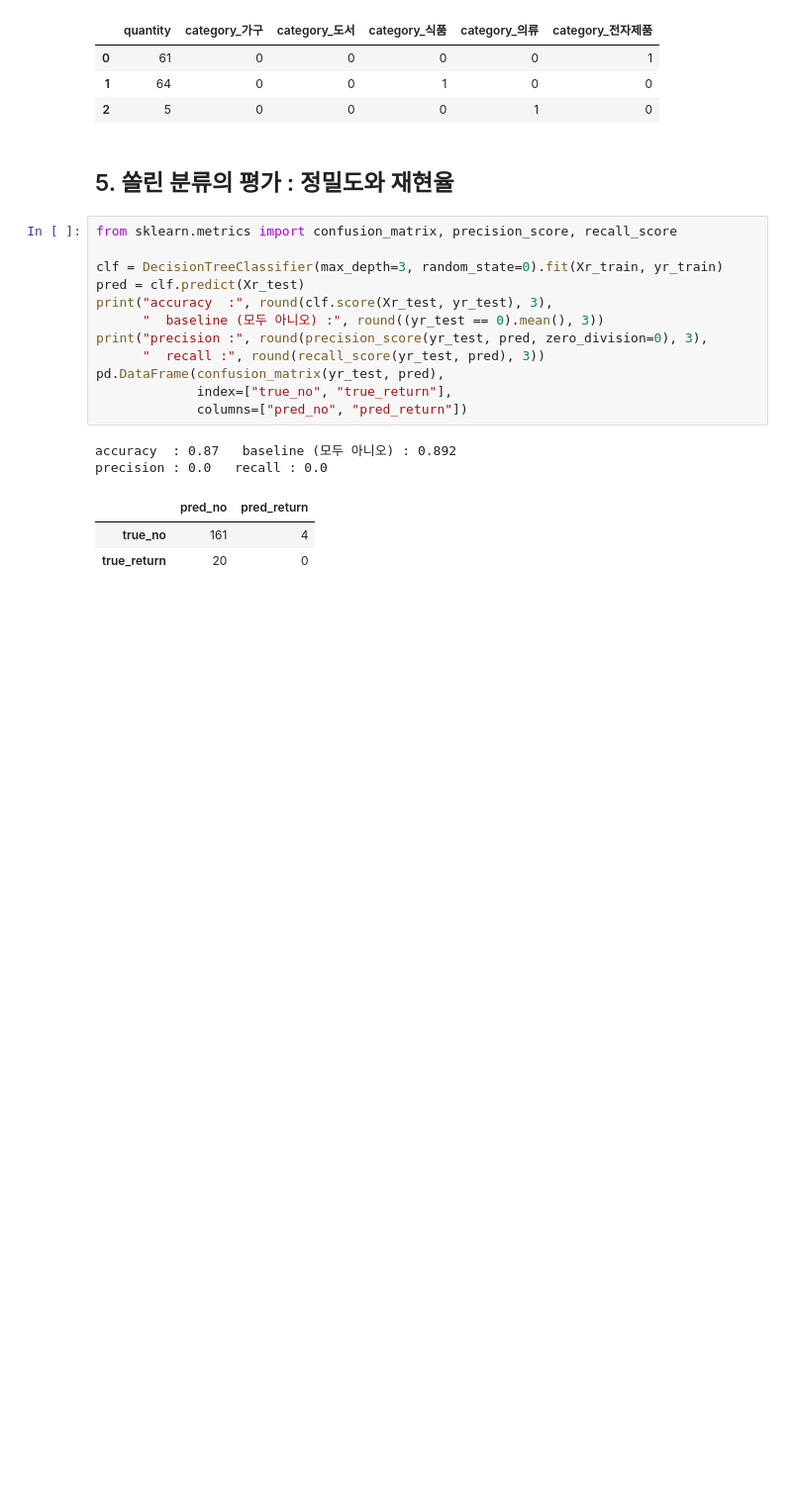
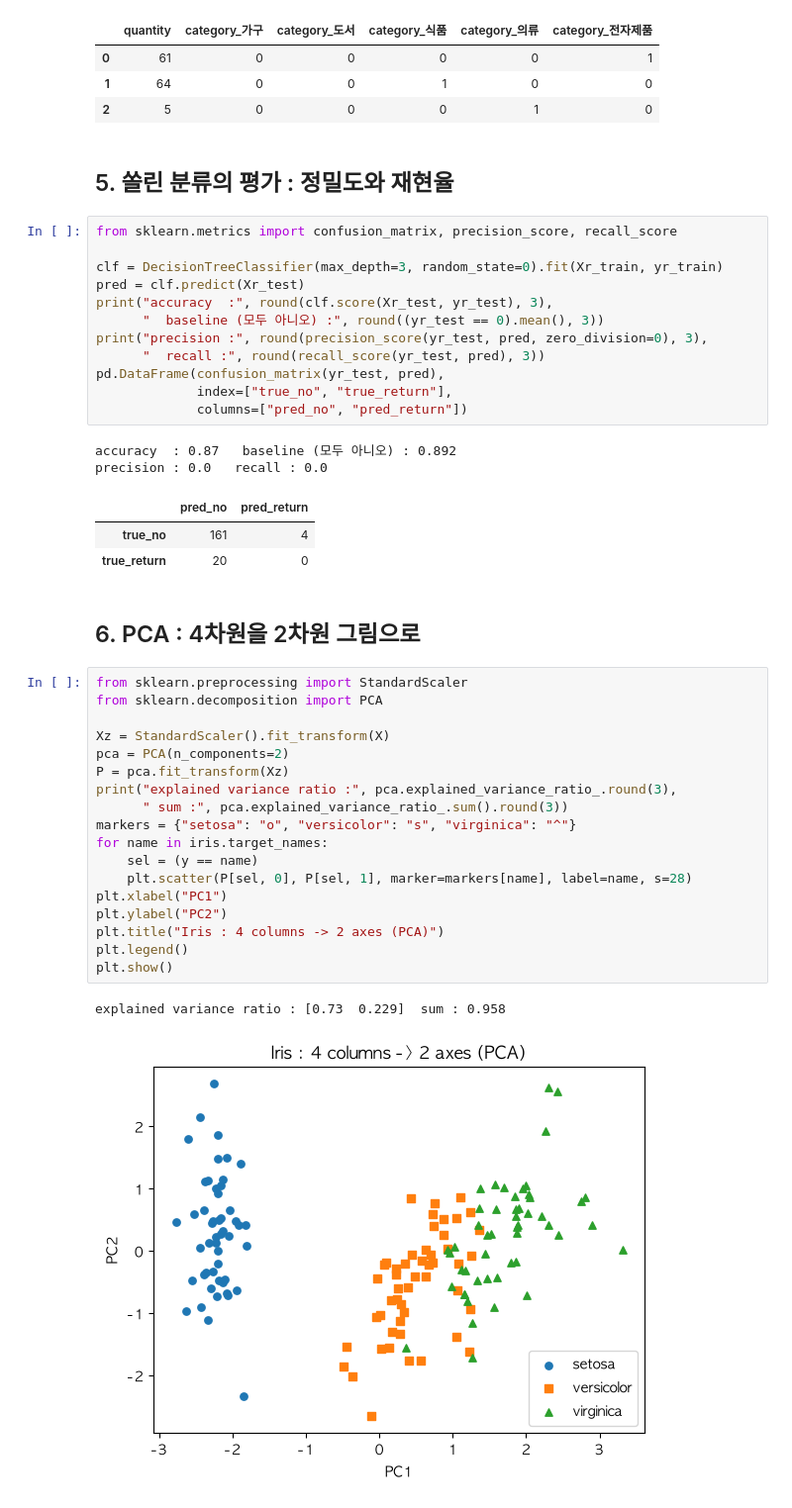
Before and after one commit to Im-Jongseok/data_analysis, a Jupyter notebook: ml3.ipynb, the cells around one changed output. Shown at 99% size. Saved outputs shown, nothing was run; the diff lists cells and outputs as text; blank space fills up the shorter version.

```diff
--- a/ml3.ipynb
+++ b/ml3.ipynb
@@ -177,3 +177,26 @@ precision : 0.0   recall : 0.0
 |  | pred_no | pred_return |
 | true_no | 161 | 4 |
 | true_return | 20 | 0 |
+# %% [markdown]
+## 6. PCA : 4차원을 2차원 그림으로
+# %%
+from sklearn.preprocessing import StandardScaler
+from sklearn.decomposition import PCA
+
+Xz = StandardScaler().fit_transform(X)
+pca = PCA(n_components=2)
+P = pca.fit_transform(Xz)
+print("explained variance ratio :", pca.explained_variance_ratio_.round(3),
+      " sum :", pca.explained_variance_ratio_.sum().round(3))
+markers = {"setosa": "o", "versicolor": "s", "virginica": "^"}
+for name in iris.target_names:
+    sel = (y == name)
+    plt.scatter(P[sel, 0], P[sel, 1], marker=markers[name], label=name, s=28)
+plt.xlabel("PC1")
+plt.ylabel("PC2")
+plt.title("Iris : 4 columns -> 2 axes (PCA)")
+plt.legend()
+plt.show()
+# %% [output]
+explained variance ratio : [0.73  0.229]  sum : 0.958
+[figure, added]
```
Also changed, not shown: parts of 4 cells of this notebook.
